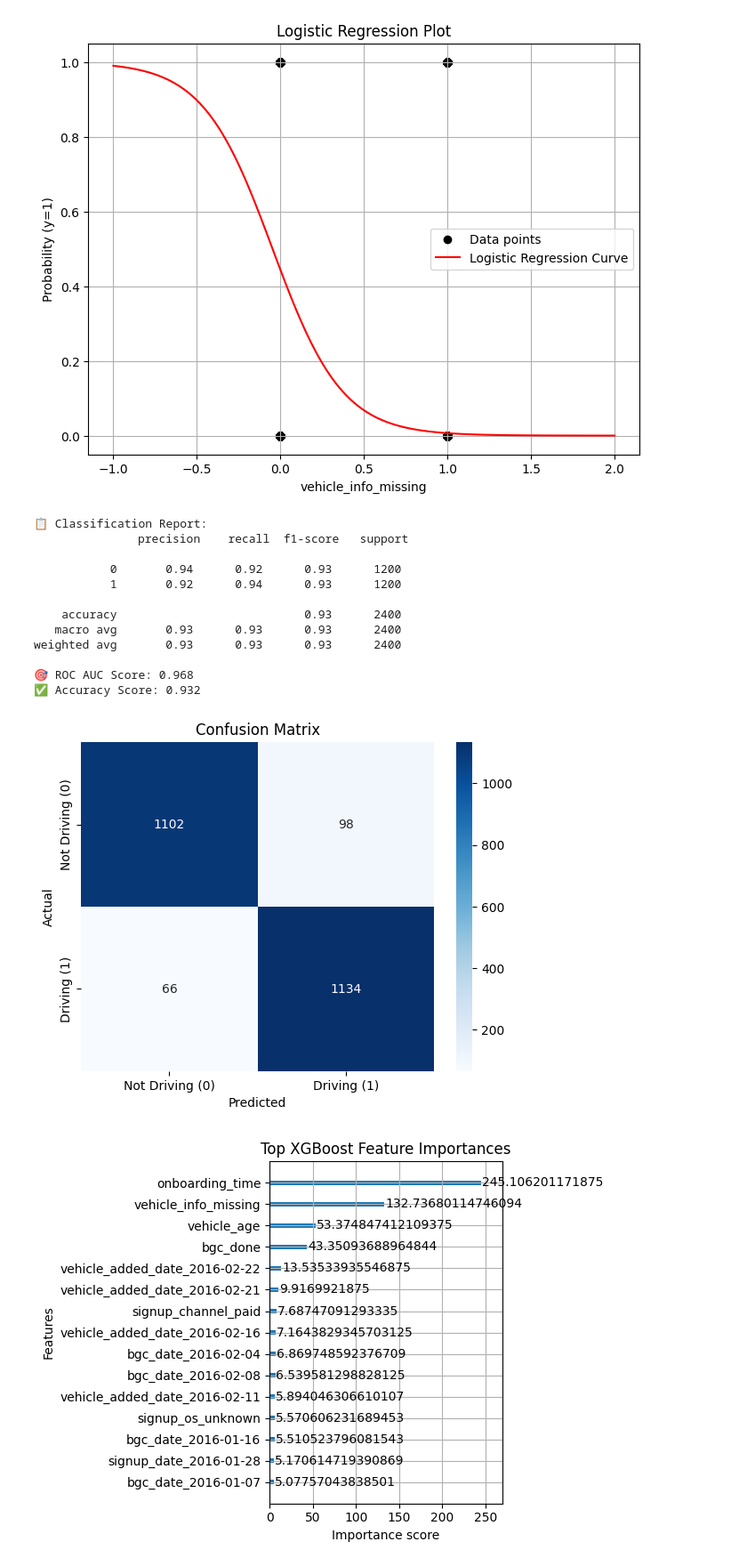
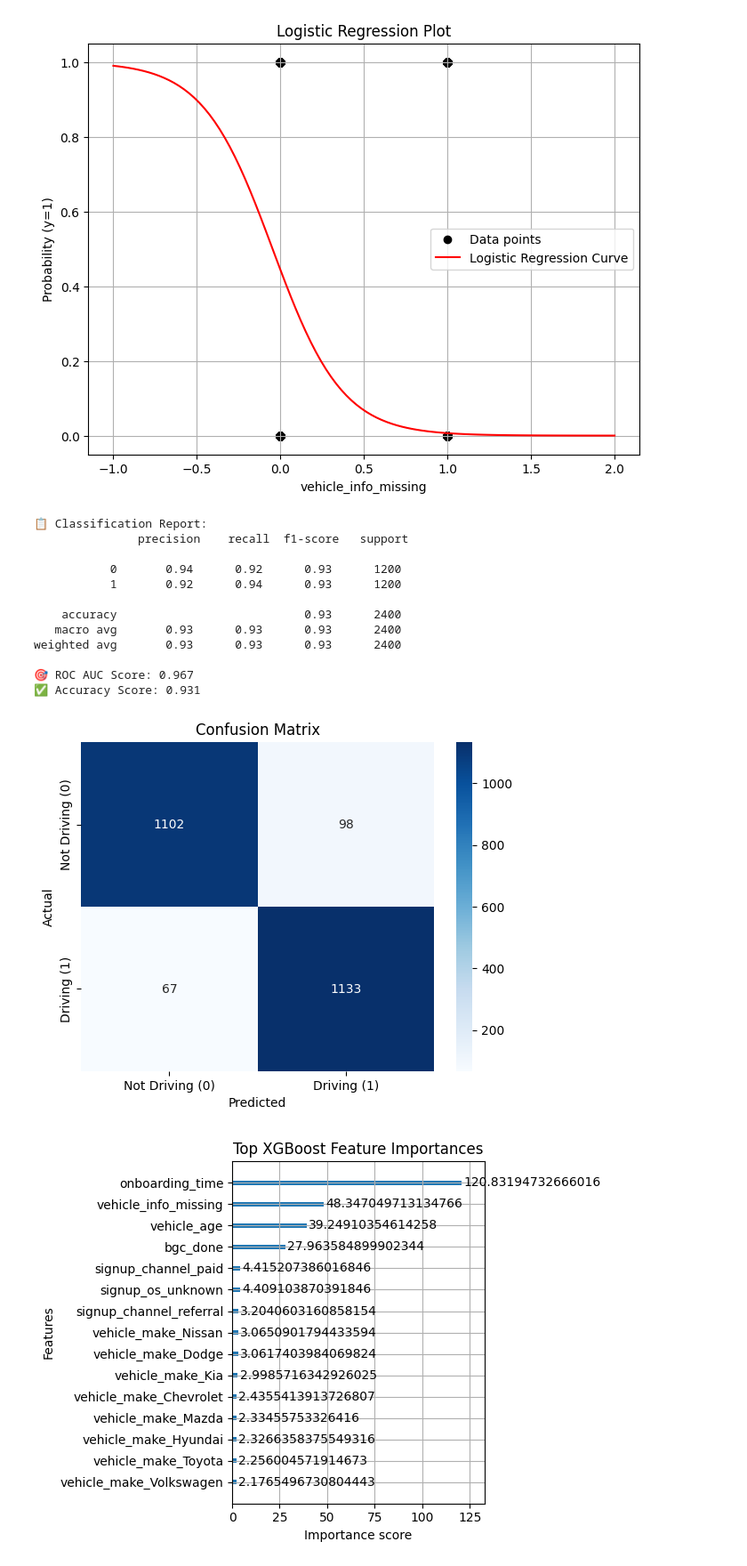
Before and after one commit to johnsonng05/Datathon-2025, a Jupyter notebook: deepnote/Datathon2025/Driven by Data.ipynb, the cells around one changed output. Shown at 89% size. Drawn from its saved outputs; the diff is of its cells as text; code cells hidden in the pictures.

```diff
--- a/deepnote/Datathon2025/Driven by Data.ipynb
+++ b/deepnote/Datathon2025/Driven by Data.ipynb
@@ -265,7 +265,7 @@ plt.show()
 [figure]
 # %%
 # === 1. Load and preprocess data ===
-df = pd.read_csv('copy_combined.csv')
+df = pd.read_csv('new_copy_combined.csv')
 
 # Target and features
 y = df['started_driving'].astype(int)
@@ -325,17 +325,17 @@ plt.show()
    macro avg       0.93      0.93      0.93      2400
 weighted avg       0.93      0.93      0.93      2400
 
-🎯 ROC AUC Score: 0.968
-✅ Accuracy Score: 0.932
+🎯 ROC AUC Score: 0.967
+✅ Accuracy Score: 0.931
 [figure]
 # %%
-xgb.plot_importance(final_model, max_num_features=15, importance_type='gain')
+xgb.plot_importance(xgb_model, max_num_features=15, importance_type='gain')
 plt.title("Top XGBoost Feature Importances")
 plt.tight_layout()
 plt.show()
 #vehicle added date important because it is used by onboarding time
 # %% [output]
-[figure, old version]
+[figure, new version]
 # %% [markdown]
 <a style='text-decoration:none;line-height:16px;display:flex;color:#5B5B62;padding:10px;justify-content:end;' href='https://deepnote.com?utm_source=created-in-deepnote-cell&projectId=56ffd34a-2142-44ab-906c-9395a11c24a4' target="_blank">
 <img alt='Created in deepnote.com' style='display:inline;max-height:16px;margin:0px;margin-right:7.5px;' src='embedded-picture-1' > </img>
```
Also changed, not shown: parts of 2 cells of this notebook.
